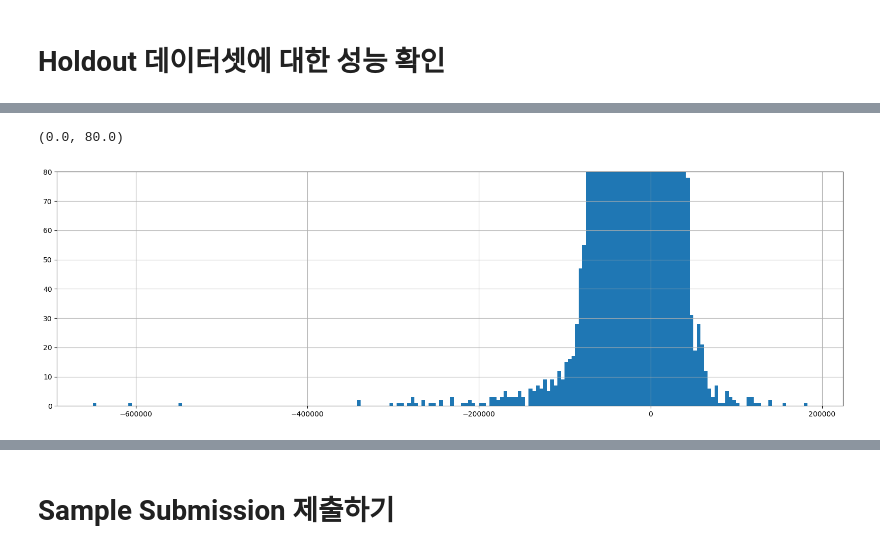
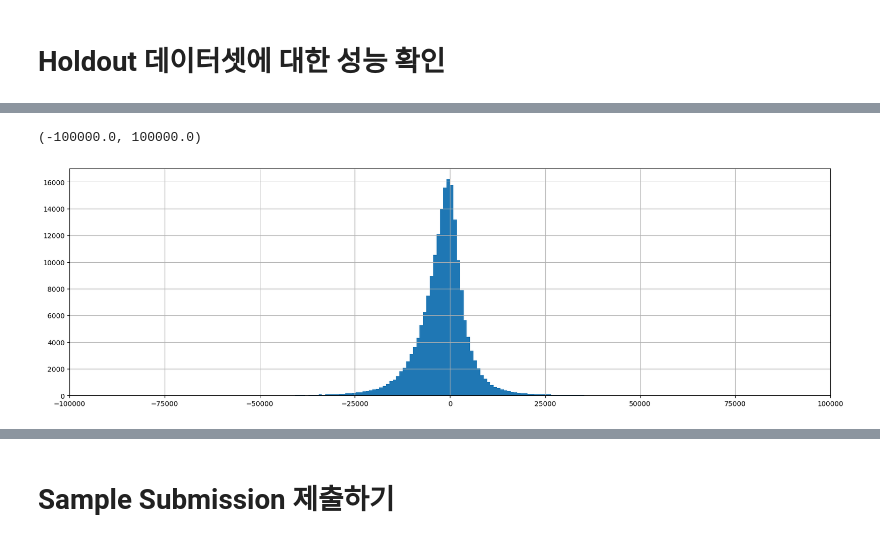
Before and after one commit to boostcampaitech7/level2-competitiveds-recsys-09, a Jupyter notebook: code/code/baseline.ipynb, the cells around one changed output, grey strips where cells are left out. Saved outputs shown, nothing was run; the diff lists cells and outputs as text; code cells hidden in the pictures.

```diff
--- a/code/code/baseline.ipynb
+++ b/code/code/baseline.ipynb
@@ -48,18 +66,20 @@ max    1.801227e+06  3.173600e+02         2.023120e+05  3.100000e+01
 max       127.660896      58.000000
 # %% [markdown]
 # 대회에 필요한 데이터만 활용하기
-# %%
-columns_needed = ['area_m2', 'contract_year_month', 'contract_day', 'contract_type', 'floor', 'latitude', 'longitude', 'deposit']
-columns_needed_test = ['area_m2', 'contract_year_month', 'contract_day', 'contract_type', 'floor', 'latitude', 'longitude']
-train_data = train_data[columns_needed]
-test_data = test_data[columns_needed_test]
+# %%
+# 필요 없는 column 제거
+train_data = train_data.drop(columns=["index", "contract_year_month_day"])
+
+# contract_year_month, contract_day를 contract_year_month_day로 통합
+train_data["contract_year_month_day"] = train_data["contract_year_month"] * 100 + train_data["contract_day"]
+train_data.drop(columns=["contract_year_month", "contract_day"], inplace=True)
 # %% [markdown]
 # Holdout 데이터셋 설정 (예: 2023년 7월부터 12월까지의 데이터)
 # %%
-holdout_start = 202307
-holdout_end = 202312
-holdout_data = train_data[(train_data['contract_year_month'] >= holdout_start) & (train_data['contract_year_month'] <= holdout_end)]
-train_data = train_data[~((train_data['contract_year_month'] >= holdout_start) & (train_data['contract_year_month'] <= holdout_end))]
+holdout_start = 20230701
+holdout_end = 20231231
+holdout_data = train_data[(train_data['contract_year_month_day'] >= holdout_start) & (train_data['contract_year_month_day'] <= holdout_end)]
+train_data = train_data[~((train_data['contract_year_month_day'] >= holdout_start) & (train_data['contract_year_month_day'] <= holdout_end))]
 # %% [markdown]
 # 학습 데이터와 정답 데이터 분리
 # %%
@@ -75,7 +95,7 @@ lgb_model = lgb.LGBMRegressor(random_state=RANDOM_SEED)
 # lgb_model.fit(X_train, y_train)
 
 # batch로 나눠서 학습
-batch_num = 10
+batch_num = 30
 batch_size = len(X_train) // batch_num
 for i in range(0, len(X_train), batch_size):
     X_batch = X_train[i:i+batch_size]
@@ -118,9 +138,9 @@ lgb.plot_importance(lgb_model, importance_type='gain', max_num_features=20)
 # %%
 pred_df = pd.DataFrame({'pred': lgb_holdout_pred, 'target': y_holdout})
 pred_df["diff"] = pred_df["pred"] - pred_df["target"]
-pred_df["diff"].hist(bins=200, figsize=(20, 6))
-plt.ylim(0, 80)
-# plt.xlim(-200000, 200000)
+pred_df["diff"].hist(bins=800, figsize=(20, 6))
+# plt.ylim(0, 80)
+plt.xlim(-100000, 100000)
 # %% [output]
-(0.0, 80.0)
+(-100000.0, 100000.0)
-[figure, old version]
+[figure, new version]
```
Also changed, not shown: parts of 6 cells of this notebook.
